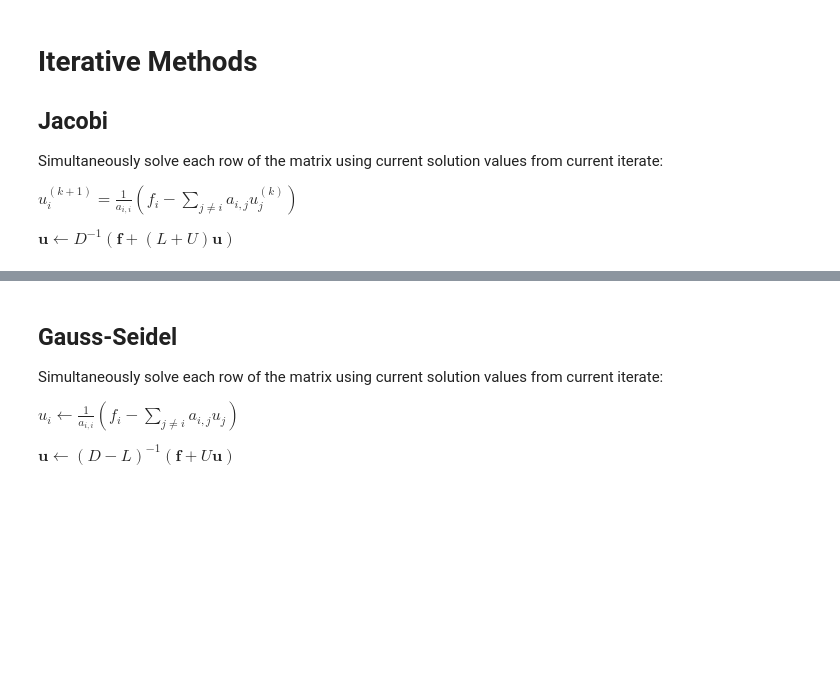
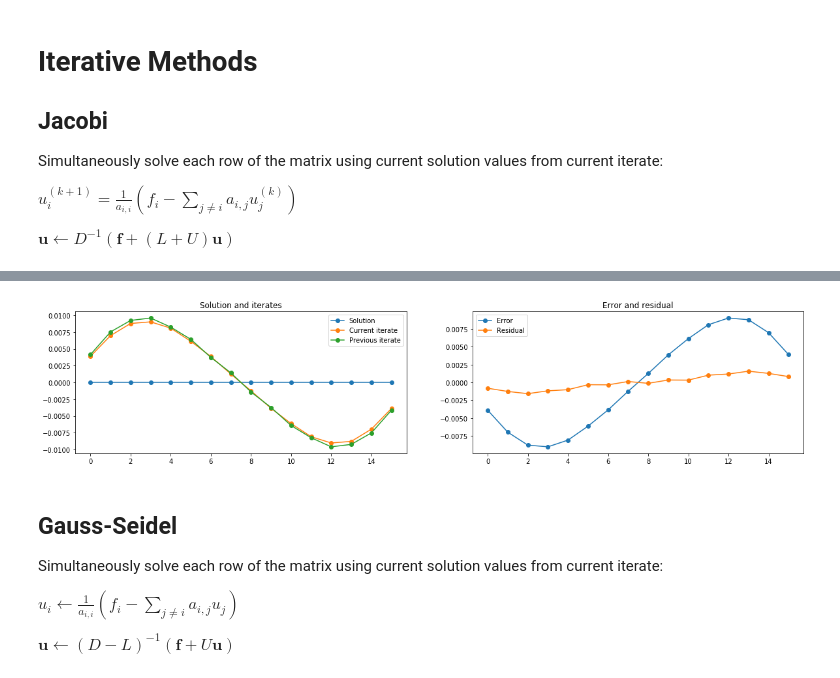
Before and after one commit to waynemitchell/teaching, a Jupyter notebook: notebooks/iterativeMethods.ipynb, the cells around one changed output, grey strips where cells are left out. Cells and saved outputs as stored; diff of their text form; code cells hidden in the pictures; blank space fills up the shorter version.

```diff
--- a/notebooks/iterativeMethods.ipynb
+++ b/notebooks/iterativeMethods.ipynb
@@ -118,3 +140,44 @@ plt.show()
+# %%
+# Visualize weigthed Jacobi, iteration by iteration
+u_init = u.copy()
+omega = 2/3
+numIterations = 1
+for k in range(numIterations):
+    for i in range(n):
+        # Initialize to the right-hand side
+        u_next[i] = f[i]
+
+        # Subtract off (L+U)u
+        for j in range(n):
+            if j == i:
+                diag = A[i,j]
+            else:
+                u_next[i] = u_next[i] - A[i,j]*u[j]
+
+        # Divide by the diagonal
+        u_next[i] = u_next[i]/diag
+
+    # Update iterate
+    u = (1.0 - omega)*u + omega*u_next
+
+# Plot progress toward solution
+plt.subplots(figsize=(20, 4))
+plt.subplot(1,2,1)
+plt.title('Solution and iterates')
+plt.plot(u_final,'-o')
+plt.plot(u,'-o')
+plt.plot(u_init,'-o')
+plt.legend(['Solution','Current iterate','Previous iterate'])
+
+# Plot error
+plt.subplot(1,2,2)
+plt.title('Error and residual')
+plt.plot(u_final - u,'-o')
+plt.plot(np.dot(A,(u_final - u)),'-o')
+plt.legend(['Error','Residual'])
+plt.show()
+# %% [output]
+[figure, added]
 # %% [markdown]
 ## Gauss-Seidel
 
```
Also changed, not shown: parts of 6 cells of this notebook, 8 other files.
